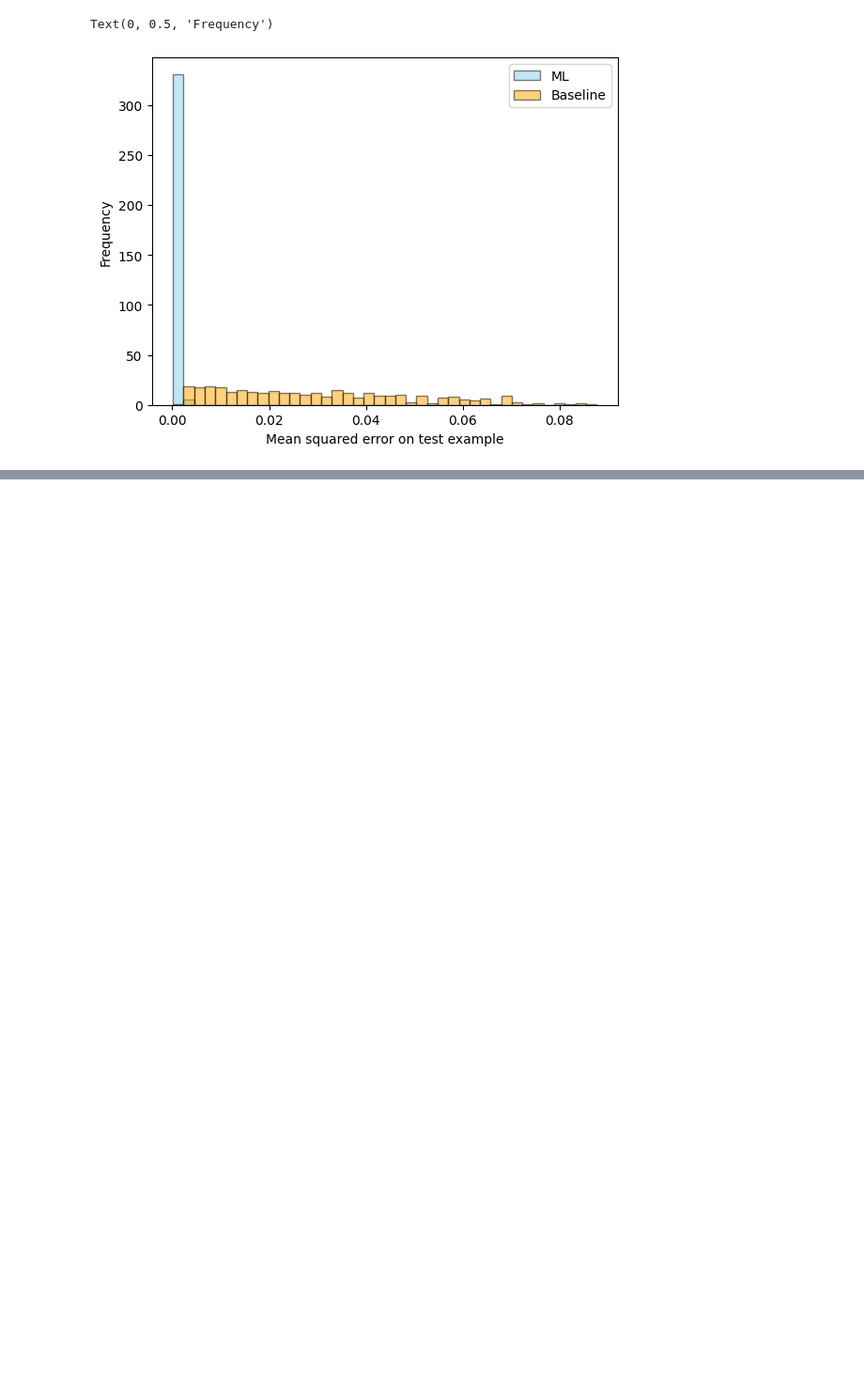
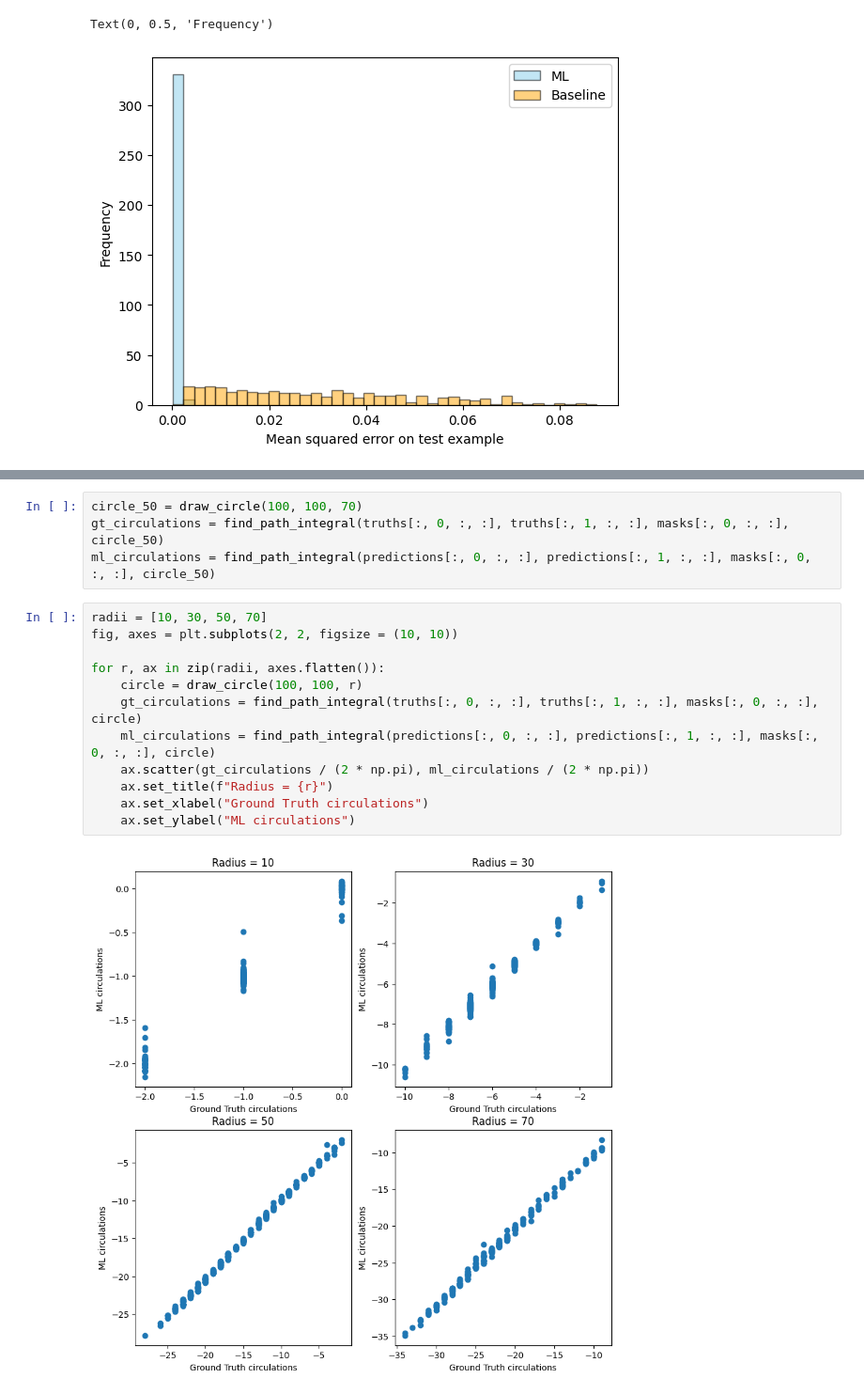
Before and after one commit to JackieLee23/HPML-Final-Project, a Jupyter notebook: density_to_phase_grad.ipynb, the cells around one changed output, grey strips where cells are left out. Shown: that part at 94% size. Cells and saved outputs as stored; diff of their text form; blank space fills up the shorter version.

Commit message:
Added circulation metric

```diff
--- a/density_to_phase_grad.ipynb
+++ b/density_to_phase_grad.ipynb
@@ -498,0 +578,18 @@ Text(0, 0.5, 'Frequency')
+# %%
+circle_50 = draw_circle(100, 100, 70)
+gt_circulations = find_path_integral(truths[:, 0, :, :], truths[:, 1, :, :], masks[:, 0, :, :], circle_50)
+ml_circulations = find_path_integral(predictions[:, 0, :, :], predictions[:, 1, :, :], masks[:, 0, :, :], circle_50)
+# %%
+radii = [10, 30, 50, 70]
+fig, axes = plt.subplots(2, 2, figsize = (10, 10))
+
+for r, ax in zip(radii, axes.flatten()):
+    circle = draw_circle(100, 100, r)
+    gt_circulations = find_path_integral(truths[:, 0, :, :], truths[:, 1, :, :], masks[:, 0, :, :], circle)
+    ml_circulations = find_path_integral(predictions[:, 0, :, :], predictions[:, 1, :, :], masks[:, 0, :, :], circle)
+    ax.scatter(gt_circulations / (2 * np.pi), ml_circulations / (2 * np.pi))
+    ax.set_title(f"Radius = {r}")
+    ax.set_xlabel("Ground Truth circulations")
+    ax.set_ylabel("ML circulations")
+# %% [output]
+[figure, added]
```
Also changed, not shown: parts of 4 cells of this notebook.
